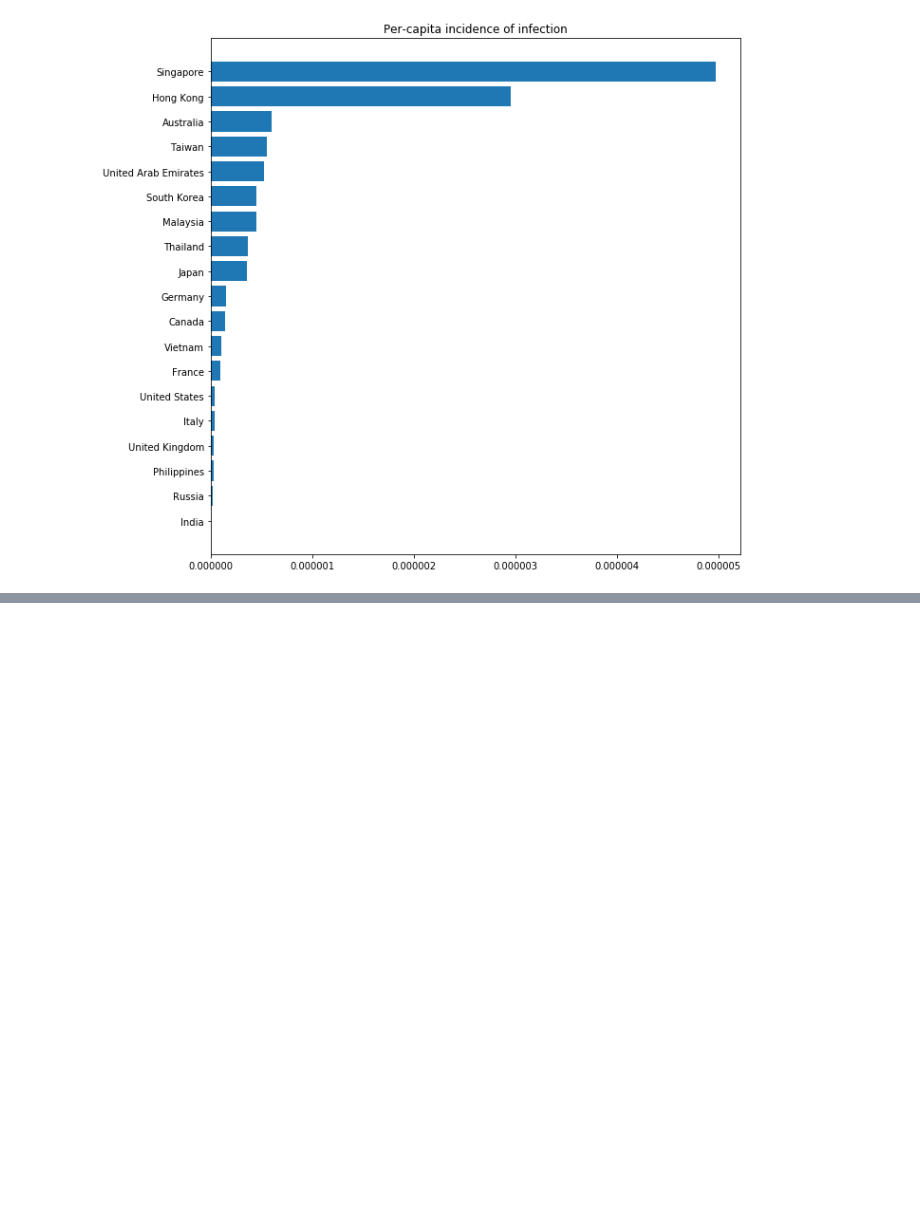
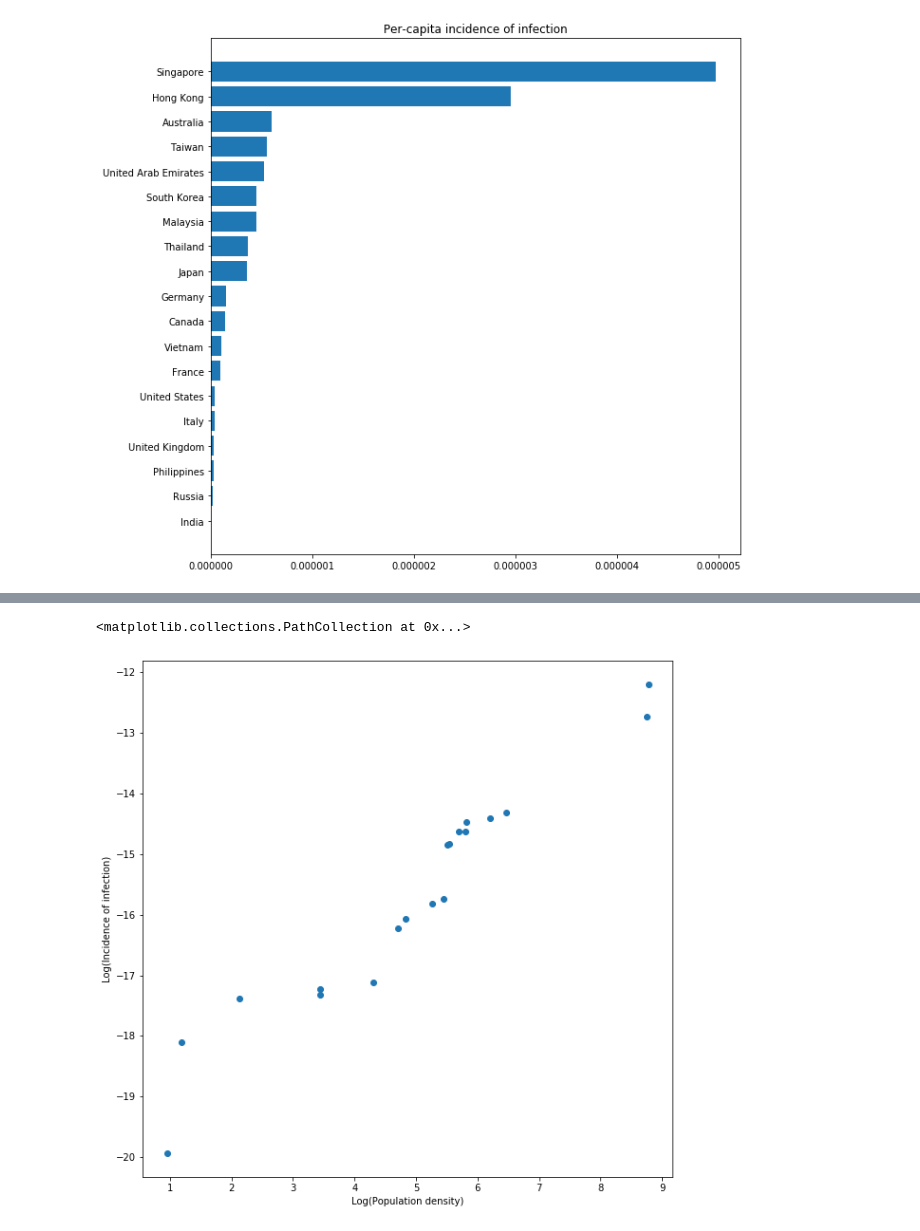
Before and after one commit to ugovaretto/corona, a Jupyter notebook: Corona.ipynb, the cells around one changed output, grey strips where cells are left out. Cells and saved outputs as stored; diff of their text form; code cells hidden in the pictures; blank space fills up the shorter version.

```diff
--- a/Corona.ipynb
+++ b/Corona.ipynb
@@ -91,0 +191,22 @@ plt.barh(pcs["Country"], pcs["Cases per capita"])
+# %%
+m3["Pop. Density (per sq. mi.)"] = m3["Pop. Density (per sq. mi.)"].astype(float)
+# %%
+per_pop_dens = pd.concat([m3["Country"], per_capita["Cases per capita"], m3["Pop. Density (per sq. mi.)"]], \
+                         axis=1, keys=["Country", "Cases per capita", "Pop. Density (per sq. mi.)"])
+# %%
+y = per_pop_dens["Cases per capita"].values
+x = per_pop_dens["Pop. Density (per sq. mi.)"].values
+# %%
+x.sort()
+y.sort()
+import numpy as np
+x = np.log(x)
+y = np.log(y)
+# %%
+plt.figure(figsize=(10, 10))
+plt.ylabel("Log(Incidence of infection)")
+plt.xlabel("Log(Population density)")
+plt.scatter(x,y)
+# %% [output]
+<matplotlib.collections.PathCollection at 0x...>
+[figure, added]
```
Also changed, not shown: parts of 16 cells of this notebook, 3 other files.
